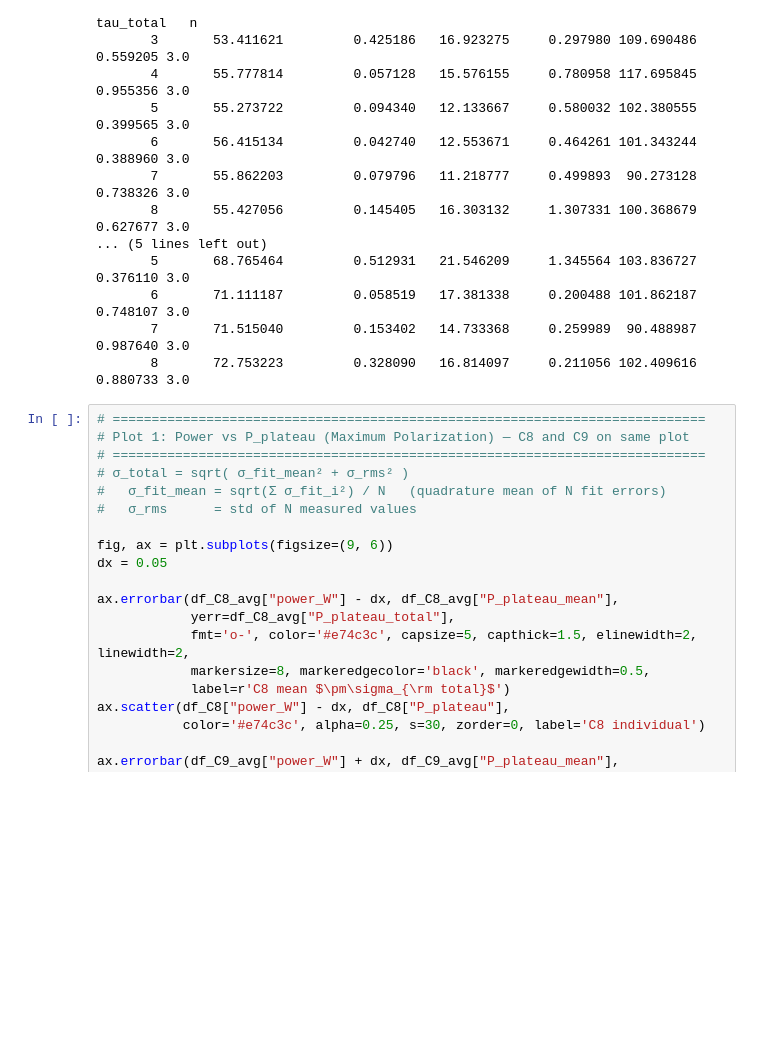
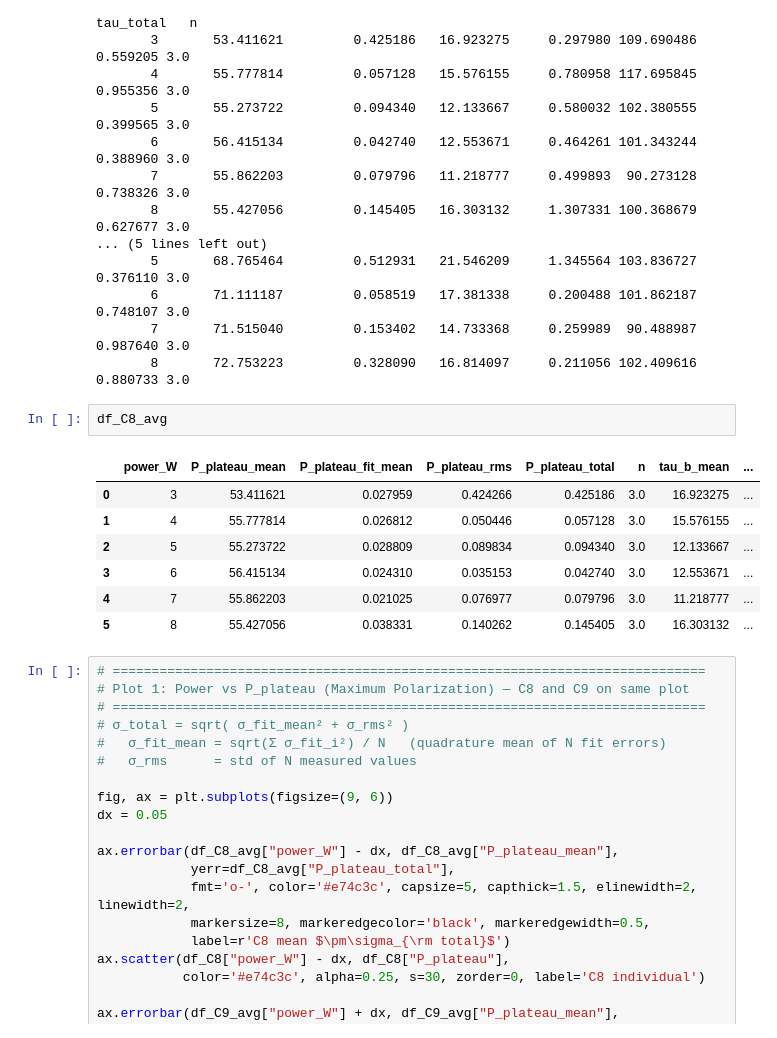
Before and after one commit to abhich2507/MEOP, a Jupyter notebook: analysis_plots.ipynb, the cells around one changed output. Cells and saved outputs as stored; diff of their text form; blank space fills up the shorter version.

```diff
--- a/analysis_plots.ipynb
+++ b/analysis_plots.ipynb
@@ -81,6 +81,16 @@ C8 averaged:
        6       71.111187         0.058519   17.381338     0.200488 101.862187   0.748107 3.0
        7       71.515040         0.153402   14.733368     0.259989  90.488987   0.987640 3.0
        8       72.753223         0.328090   16.814097     0.211056 102.409616   0.880733 3.0
+# %%
+df_C8_avg
+# %% [output]
+|  | power_W | P_plateau_mean | P_plateau_fit_mean | P_plateau_rms | P_plateau_total | n | tau_b_mean | ... |
+| 0 | 3 | 53.411621 | 0.027959 | 0.424266 | 0.425186 | 3.0 | 16.923275 | ... |
+| 1 | 4 | 55.777814 | 0.026812 | 0.050446 | 0.057128 | 3.0 | 15.576155 | ... |
+| 2 | 5 | 55.273722 | 0.028809 | 0.089834 | 0.094340 | 3.0 | 12.133667 | ... |
+| 3 | 6 | 56.415134 | 0.024310 | 0.035153 | 0.042740 | 3.0 | 12.553671 | ... |
+| 4 | 7 | 55.862203 | 0.021025 | 0.076977 | 0.079796 | 3.0 | 11.218777 | ... |
+| 5 | 8 | 55.427056 | 0.038331 | 0.140262 | 0.145405 | 3.0 | 16.303132 | ... |
 # %%
 # ============================================================================
 # Plot 1: Power vs P_plateau (Maximum Polarization) — C8 and C9 on same plot
```
Also changed, not shown: 8 other files.
